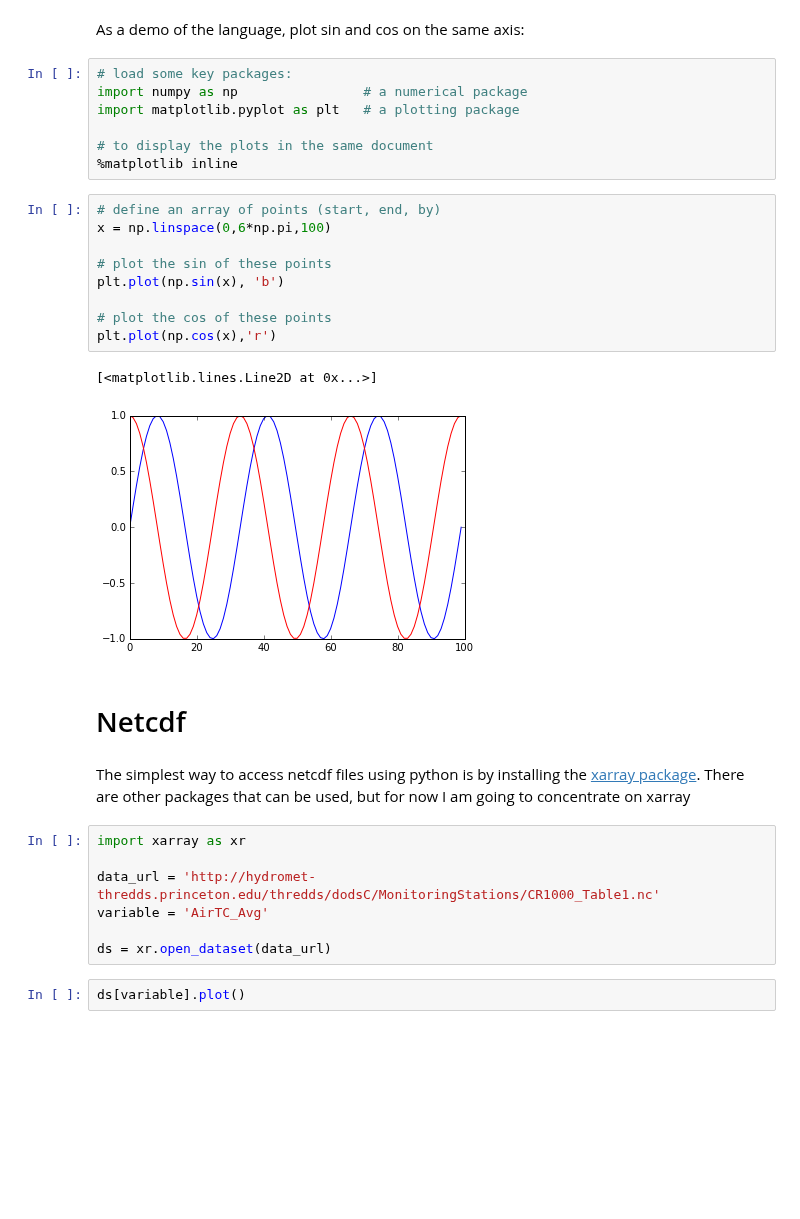
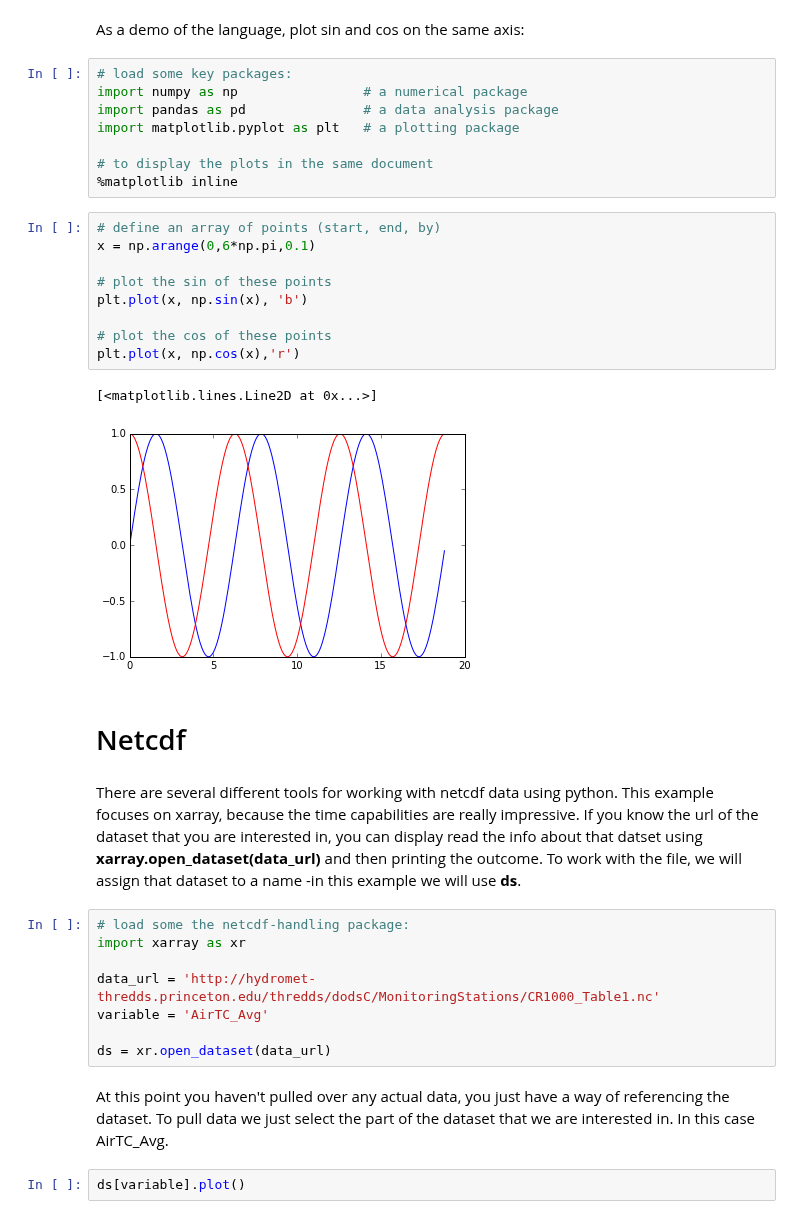
Before and after one commit to jsignell/intro-to-netcdf, a Jupyter notebook: Intro to Python.ipynb, the cells around one changed output. Saved outputs shown, nothing was run; the diff lists cells and outputs as text; blank space fills up the shorter version.

```diff
--- a/Intro to Python.ipynb
+++ b/Intro to Python.ipynb
@@ -5,33 +5,37 @@ As a demo of the language, plot sin and cos on the same axis:
 # %%
 # load some key packages:
 import numpy as np                # a numerical package
+import pandas as pd               # a data analysis package
 import matplotlib.pyplot as plt   # a plotting package
 
 # to display the plots in the same document
 %matplotlib inline
 # %%
 # define an array of points (start, end, by)
-x = np.linspace(0,6*np.pi,100)
+x = np.arange(0,6*np.pi,0.1)
 
 # plot the sin of these points
-plt.plot(np.sin(x), 'b')
+plt.plot(x, np.sin(x), 'b')
 
 # plot the cos of these points
-plt.plot(np.cos(x),'r')
+plt.plot(x, np.cos(x),'r')
 # %% [output]
 [<matplotlib.lines.Line2D at 0x...>]
-[figure, old version]
+[figure, new version]
 # %% [markdown]
 # Netcdf
-# %% [markdown]
-The simplest way to access netcdf files using python is by installing the [xarray package](http://xarray.pydata.org/en/stable/, "xarray docs"). There are other packages that can be used, but for now I am going to concentrate on xarray
+# %% [markdown]
+There are several different tools for working with netcdf data using python. This example focuses on xarray, because the time capabilities are really impressive. If you know the url of the dataset that you are interested in, you can display read the info about that datset using **xarray.open_dataset(data_url)** and then printing the outcome. To work with the file, we will assign that dataset to a name -in this example we will use **ds**.
 # %%
+# load some the netcdf-handling package:
 import xarray as xr
 
 data_url = 'http://hydromet-thredds.princeton.edu/thredds/dodsC/MonitoringStations/CR1000_Table1.nc'
 variable = 'AirTC_Avg'
 
 ds = xr.open_dataset(data_url)
+# %% [markdown]
+At this point you haven't pulled over any actual data, you just have a way of referencing the dataset. To pull data we just select the part of the dataset that we are interested in. In this case AirTC_Avg.
 # %%
 ds[variable].plot()
 # %% [output]
```
Also changed, not shown: parts of 4 cells of this notebook, 2 other files.
